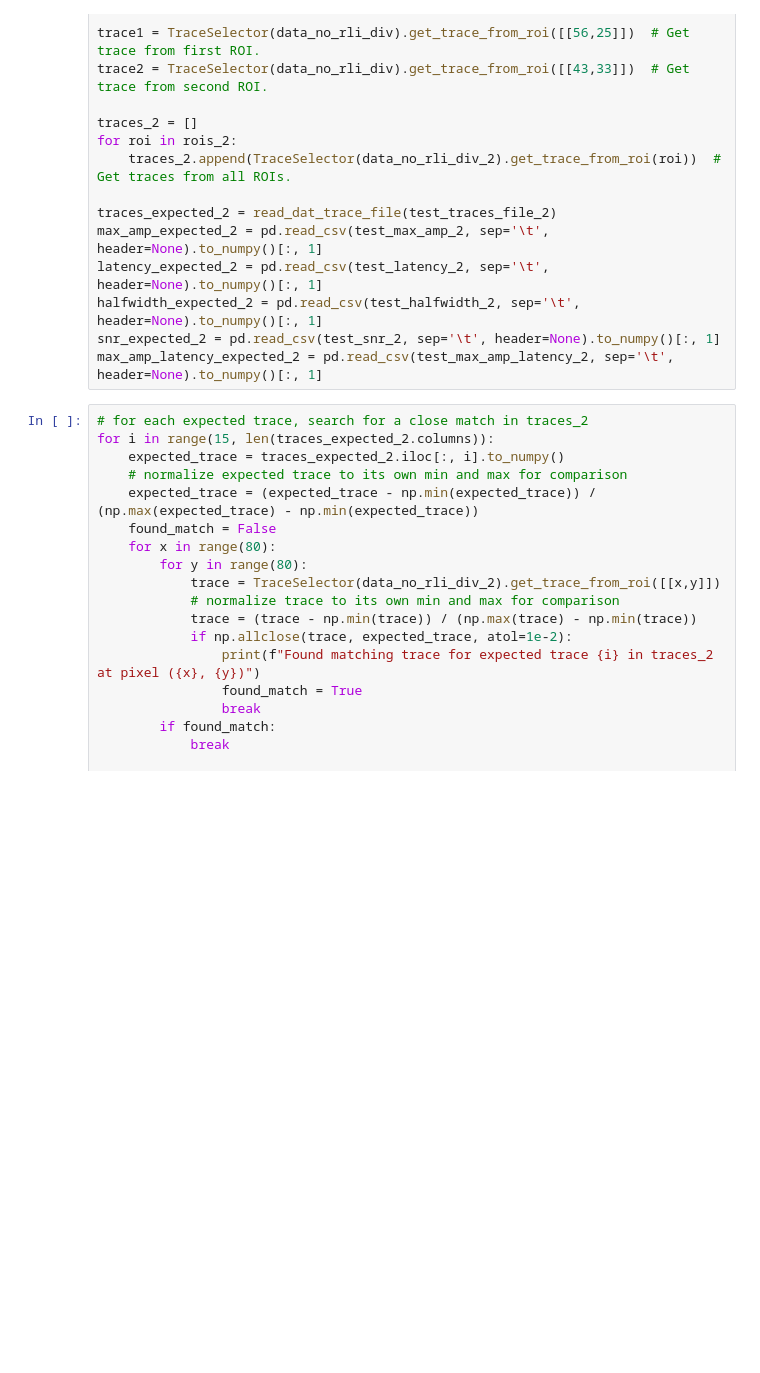
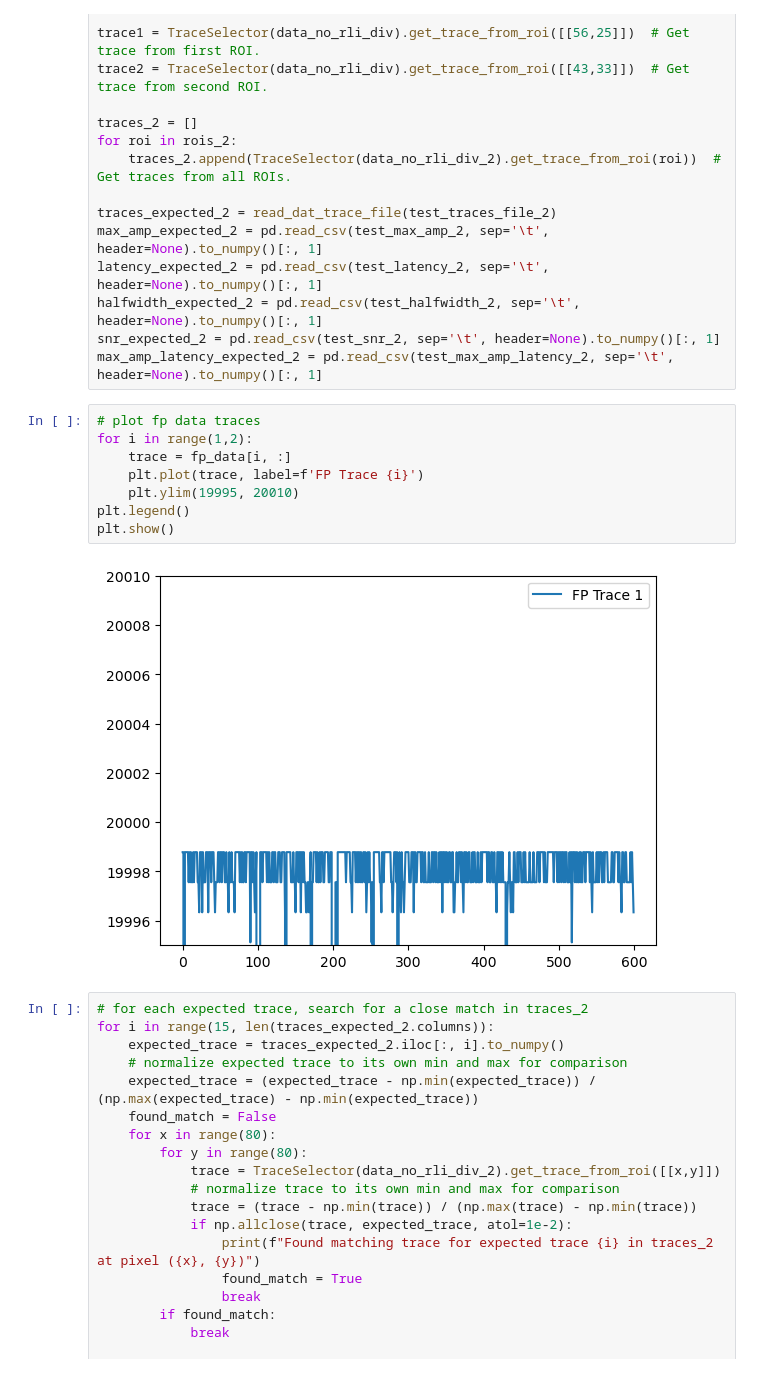
Before and after one commit to TianchengXu0420/ZDA_Adventure, a Jupyter notebook: unit_test.ipynb, the cells around one changed output. Saved outputs shown, nothing was run; the diff lists cells and outputs as text; blank space fills up the shorter version.

Commit message:
visualization in measure properties

```diff
--- a/unit_test.ipynb
+++ b/unit_test.ipynb
@@ -206,6 +206,16 @@ latency_expected_2 = pd.read_csv(test_latency_2, sep='\t', header=None).to_numpy
 halfwidth_expected_2 = pd.read_csv(test_halfwidth_2, sep='\t', header=None).to_numpy()[:, 1]
 snr_expected_2 = pd.read_csv(test_snr_2, sep='\t', header=None).to_numpy()[:, 1]
 max_amp_latency_expected_2 = pd.read_csv(test_max_amp_latency_2, sep='\t', header=None).to_numpy()[:, 1]
+# %%
+# plot fp data traces
+for i in range(1,2):
+    trace = fp_data[i, :]
+    plt.plot(trace, label=f'FP Trace {i}')
+    plt.ylim(19995, 20010)
+plt.legend()
+plt.show()
+# %% [output]
+[figure, added]
 # %%
 # for each expected trace, search for a close match in traces_2
 for i in range(15, len(traces_expected_2.columns)):
```
Also changed, not shown: 1 other file.
